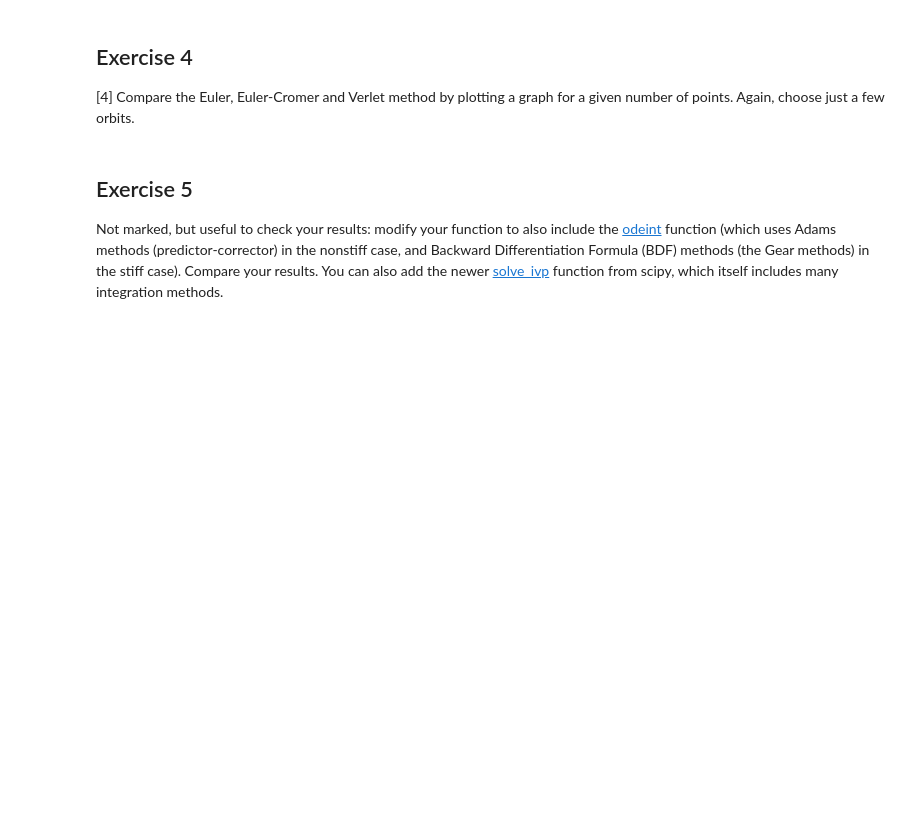
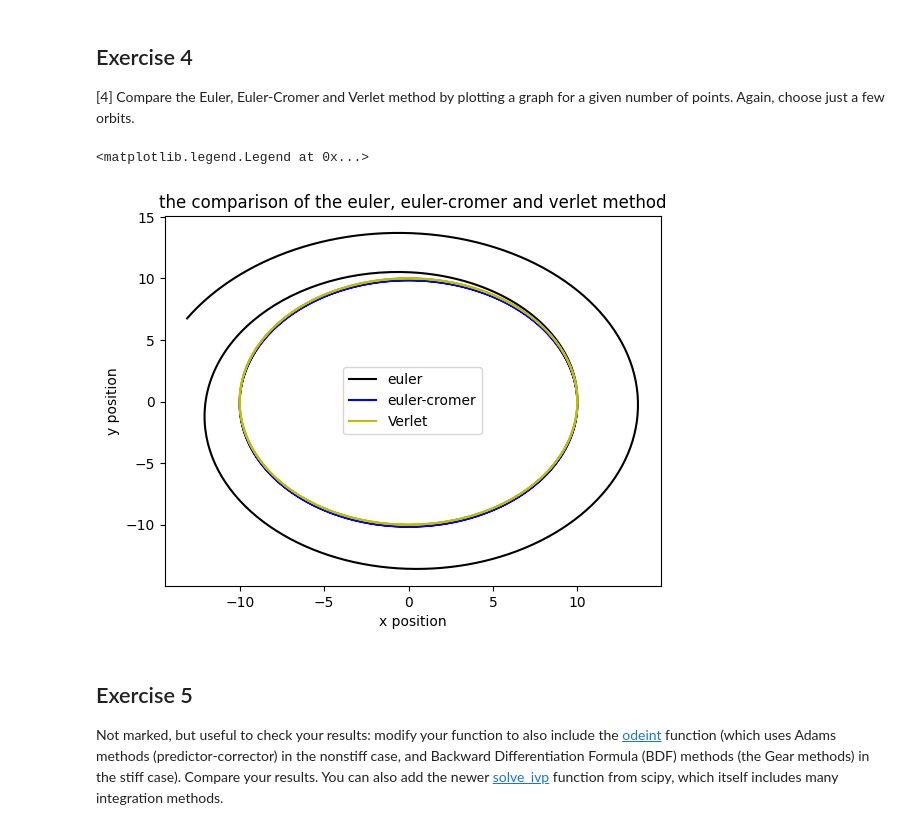
Before and after one commit to PX2145-2025/week-9-b-lloydCallum, a Jupyter notebook: ODEs_2.ipynb, the cells around one changed output. Saved outputs shown, nothing was run; the diff lists cells and outputs as text; code cells hidden in the pictures; blank space fills up the shorter version.

```diff
--- a/ODEs_2.ipynb
+++ b/ODEs_2.ipynb
@@ -360,6 +405,85 @@ for N in [100,200,400]:
 ## Exercise 4
 
 [4] Compare the Euler, Euler-Cromer and Verlet method by plotting a graph for a given number of points. Again, choose just a few orbits.
+# %%
+#copying and paste exercise 2 period and exercise 3 different method code
+
+import numpy as np
+import matplotlib.pyplot as plt
+G = 1
+M = 1
+
+#define the acceleration
+def acceleration(r):   #acceleration only dependent on r in equation
+  x = r[0]
+  y = r[1]
+  rmag = np.sqrt(x**2 + y**2) #r is a vctor so have to find the magnitude with sqrt(x**2 + y**2)
+  return - G * M * r / rmag**3
+
+#defining the orbit_solve
+def orbit_solve(r0,v0,tmax,N,method='euler'):
+  dt = tmax / (N-1)
+  t = np.linspace(0,tmax,N)
+  r = np.zeros((N,2))
+  v = np.zeros((N,2))
+  #initial conditions
+  r[0] = r0
+  v[0] = v0
+
+  #euler
+  if method == 'euler':
+    for i in range(N-1):
+      a = acceleration(r[i])
+      r[i+1] = r[i] +v[i] * dt  #equations from notes
+      v[i+1] = v[i] + a * dt
+  #euler-cromer
+  if method == 'euler-cromer':
+    for i in range(N-1):
+      a = acceleration(r[i])
+      v[i+1] = v[i] + a * dt
+      r[i+1] = r[i] + v[i + 1] * dt
+  #verlet
+  if method == 'verlet':
+    for i in range(N-1):
+      a = acceleration(r[i])
+      r[i+1] = r[i] + v[i] * dt + (0.5) * a * dt**2
+      second_a = acceleration(r[i+1])
+      v[i+1] = v[i] + 0.5*(a + second_a) * dt
+
+  return t,r,v
+
+#T = 2*pi/ omega
+#defining variables
+rmag = 10
+omega = np.sqrt(G*M / rmag**3)
+v = rmag * omega
+# initial r and v
+r0 = np.array([rmag,0]) #x(0) = r = 10  , y(0) = 0
+v0 = np.array([0,v]) #v_x(0) = 0 , v_y(0) = v
+
+T = (2 * np.pi)/(omega)
+
+#length of integration
+tmax = 2*T #two orbits as it'll integrate it twice
+
+#plotting each method by using the same method as exercise 2
+N=400
+t_e,r_e,v_e = orbit_solve(r0,v0,tmax,N,method='euler')
+t_ec,r_ec,v_ec = orbit_solve(r0,v0,tmax,N,method = 'euler-cromer')
+t_v,r_v,v_v = orbit_solve(r0,v0,tmax,N,method = 'verlet')
+
+#plotting
+plt.figure()
+plt.plot(r_e[:,0],r_e[:,1],'k', label = 'euler')
+plt.plot(r_ec[:,0],r_ec[:,1],'b', label = 'euler-cromer')
+plt.plot(r_v[:,0],r_v[:,1],'y', label = 'Verlet')
+plt.xlabel('x position')
+plt.ylabel('y position')
+plt.title('the comparison of the euler, euler-cromer and verlet method')
+plt.legend()
+# %% [output]
+<matplotlib.legend.Legend at 0x...>
+[figure, added]
 # %% [markdown]
 ## Exercise 5
 
```
Also changed, not shown: parts of 1 cell of this notebook.
